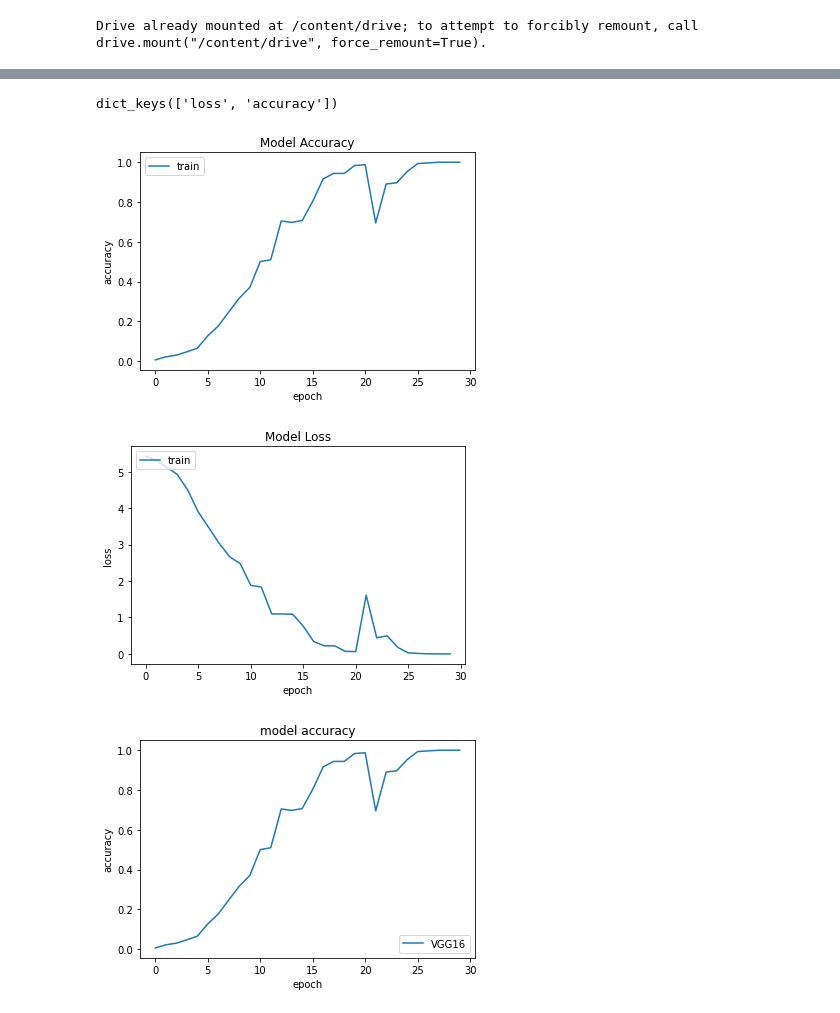
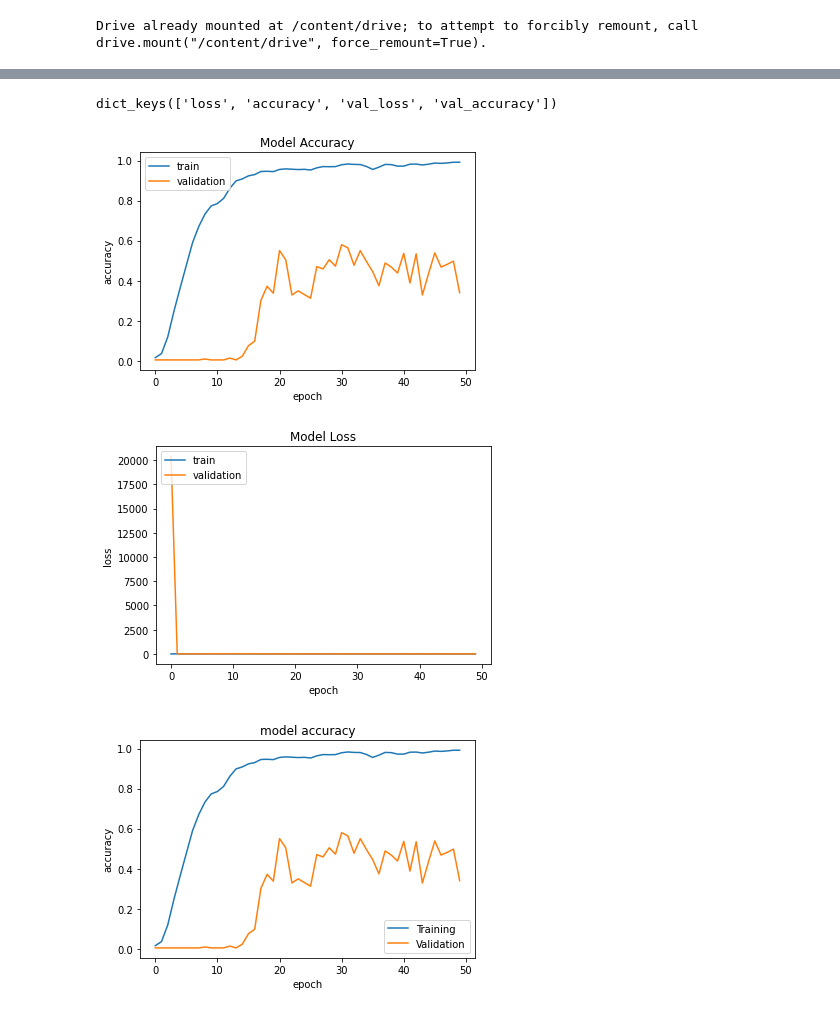
Before and after one commit to monjjjjj/orchid_classification, a Jupyter notebook: orchid_classification.ipynb, the cells around one changed output, grey strips where cells are left out. Drawn from its saved outputs; the diff is of its cells as text; code cells hidden in the pictures.

```diff
--- a/orchid_classification.ipynb
+++ b/orchid_classification.ipynb
@@ -82,6 +77,5 @@ data_augmentation = tf.keras.Sequential([
 '''
 # %%
-'''
 #data augmentation
 datagen = ImageDataGenerator(
         featurewise_center=False,  # set input mean to 0 over the dataset
@@ -89,22 +83,20 @@ datagen = ImageDataGenerator(
         featurewise_std_normalization=False,  # divide inputs by std of the dataset
         samplewise_std_normalization=False,  # divide each input by its std
         zca_whitening=False,  # apply ZCA whitening
-        rotation_range = 30,  # randomly rotate images in the range (degrees, 0 to 180)
+        rotation_range = 5,  # randomly rotate images in the range (degrees, 0 to 180)
         zoom_range = 0.2, # Randomly zoom image
         width_shift_range=0.1,  # randomly shift images horizontally (fraction of total width)
         height_shift_range=0.1,  # randomly shift images vertically (fraction of total height)
         horizontal_flip = True,  # randomly flip images
         vertical_flip=False)  # randomly flip images
-
-
-datagen.fit(x_train)
-'''
+datagen.fit(x_train1)
+datagen.fit(x_test1)
 # %%
 # build model for ResNet50
 def build_model():
   model = Sequential()
   model.add(ResNet50(include_top=False, weights='imagenet', input_tensor=None, pooling='avg', classes=219, input_shape=(224, 224, 3)))
-  model.add(Flatten())
+  #model.add(Flatten())
   model.add(Dense(219,activation='softmax'))
 
   model.compile(optimizer='adam', loss='categorical_crossentropy', metrics=['accuracy'])
@@ -116,5 +108,6 @@ def build_model():
 # training for ResNet50
 model = build_model()
 
-train_history = model.fit(x=x_train1, y=y_train1, validation_split=0.2, batch_size= BATCH_SIZE, epochs=50, verbose=1)
+#train_history = model.fit(x=x_train, y=y_train, batch_size= BATCH_SIZE, epochs=20, verbose=1)
+train_history = model.fit_generator(datagen.flow(x_train1, y_train1, batch_size = BATCH_SIZE), validation_data=datagen.flow(x_test1, y_test1, batch_size = BATCH_SIZE), epochs = 50, verbose = 1)
 # %% [output]
@@ -192,48 +184,51 @@ Epoch 30/30
 # %%
-print(train_history2.history.keys())
+print(train_history.history.keys())
 #print(train_history1.history.keys())
 # %% [output]
-dict_keys(['loss', 'accuracy'])
+dict_keys(['loss', 'accuracy', 'val_loss', 'val_accuracy'])
 # %%
 def show_train_history(train_history,train,validation):
 
   if train == 'accuracy':
     plt.plot(train_history.history[train])
-    #plt.plot(train_history.history[validation])
+    plt.plot(train_history.history[validation])
     plt.title('Model Accuracy')
     plt.ylabel('accuracy')
     plt.xlabel('epoch')
   else:
     plt.plot(train_history.history[train])
-    #plt.plot(train_history.history[validation])
+    plt.plot(train_history.history[validation])
     plt.title('Model Loss')
     plt.ylabel('loss')
     plt.xlabel('epoch')
 
   plt.legend(['train','validation'],loc='upper left')
   plt.show()
 
-show_train_history(train_history2,'accuracy','val_accuracy')
-show_train_history(train_history2,'loss','val_loss')
+show_train_history(train_history,'accuracy','val_accuracy')
+show_train_history(train_history,'loss','val_loss')
 #show_train_history(train_history1,'accuracy','val_accuracy')
 #show_train_history(train_history1,'loss','val_loss')
+#show_train_history(train_history2,'accuracy','val_accuracy')
+#show_train_history(train_history2,'loss','val_loss')
 # %% [output]
-[figure, old version]
+[figure, new version]
-[figure, old version]
+[figure, new version]
 # %%
 # summarize history for accuracy
 #x = np.arange(20)
-plt.plot(train_history2.history['accuracy'], label=VGG16)
+plt.plot(train_history.history['accuracy'], label=ResNet50)
 #plt.plot(x, train_history1.history['accuracy'], label=ResNet152)
+#plt.plot(train_history2.history['accuracy'], label=VGG16)
 
-#plt.plot(train_history2.history['val_accuracy'])
+plt.plot(train_history.history['val_accuracy'])
 plt.title('model accuracy')
 plt.ylabel('accuracy')
 plt.xlabel('epoch')
-plt.legend(['VGG16', 'ResNet152'], loc='lower right')
+plt.legend(['Training', 'Validation'], loc='lower right')
 plt.show()
 # %% [output]
-[figure, old version]
+[figure, new version]
 # %%
 # summarize history for loss
 # x=np.arange(20)
```
Also changed, not shown: parts of 9 cells of this notebook.
